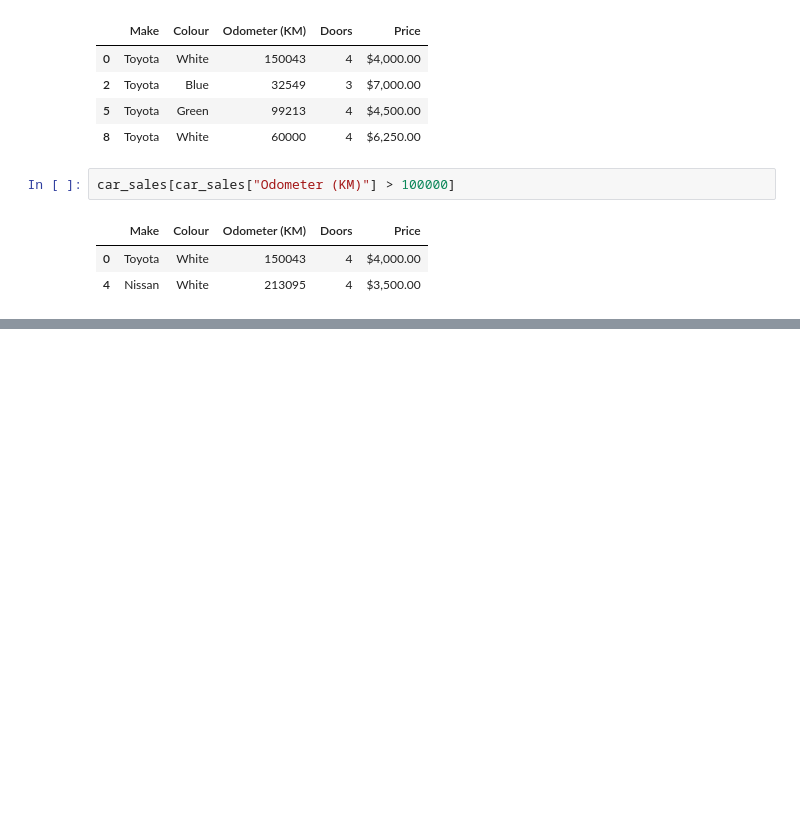
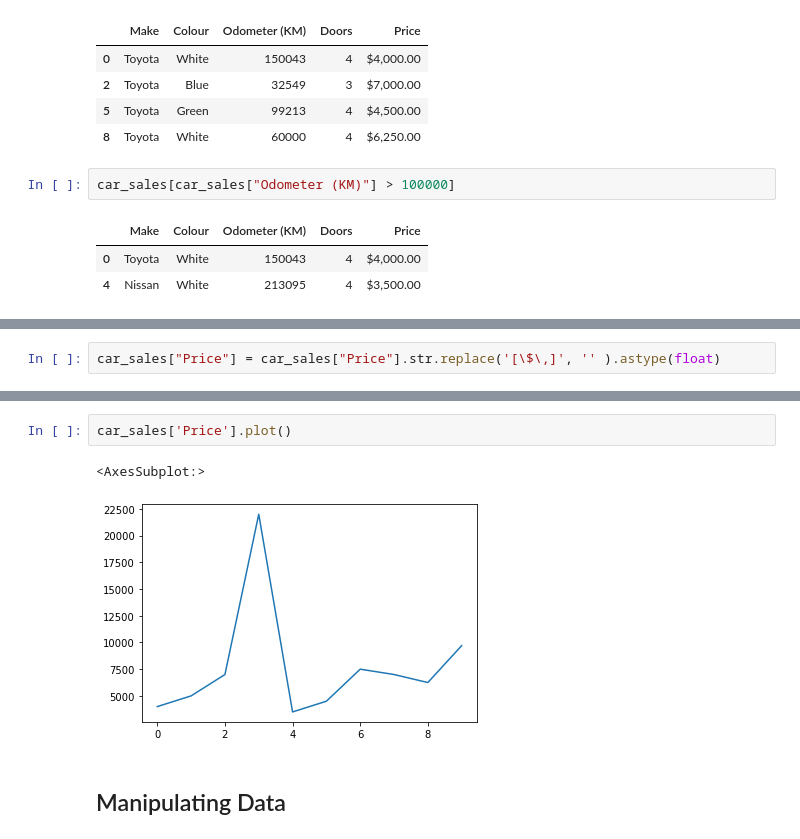
Before and after one commit to shartazkhan/Python-Notebook, a Jupyter notebook: 001_intro_pandas.ipynb, the cells around one changed output, grey strips where cells are left out. Cells and saved outputs as stored; diff of their text form; blank space fills up the shorter version.

```diff
--- a/001_intro_pandas.ipynb
+++ b/001_intro_pandas.ipynb
@@ -340,0 +378,2 @@ car_sales[car_sales["Odometer (KM)"] > 100000]
+# %%
+car_sales["Price"] = car_sales["Price"].str.replace('[\$\,]', '' ).astype(float)
@@ -340,0 +394,7 @@ car_sales[car_sales["Odometer (KM)"] > 100000]
+# %%
+car_sales['Price'].plot()
+# %% [output]
+<AxesSubplot:>
+[figure, added]
+# %% [markdown]
+## Manipulating Data
```
Also changed, not shown: parts of 42 cells of this notebook.
